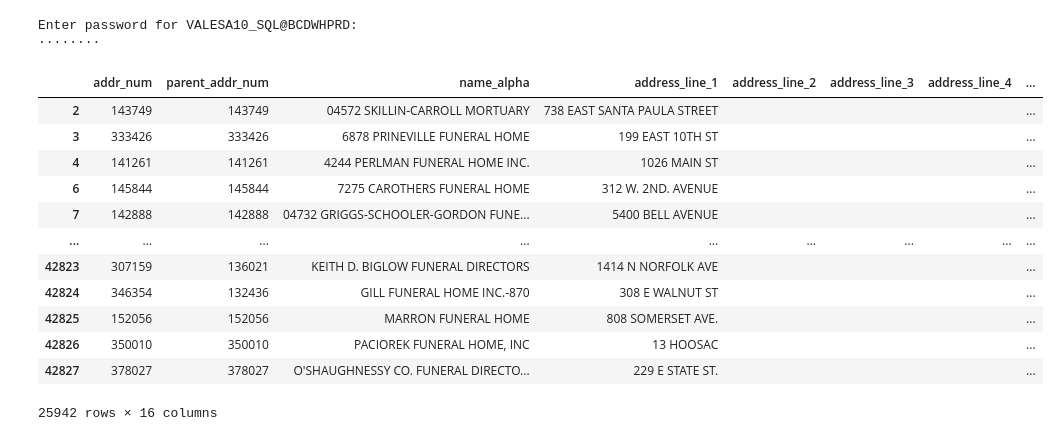
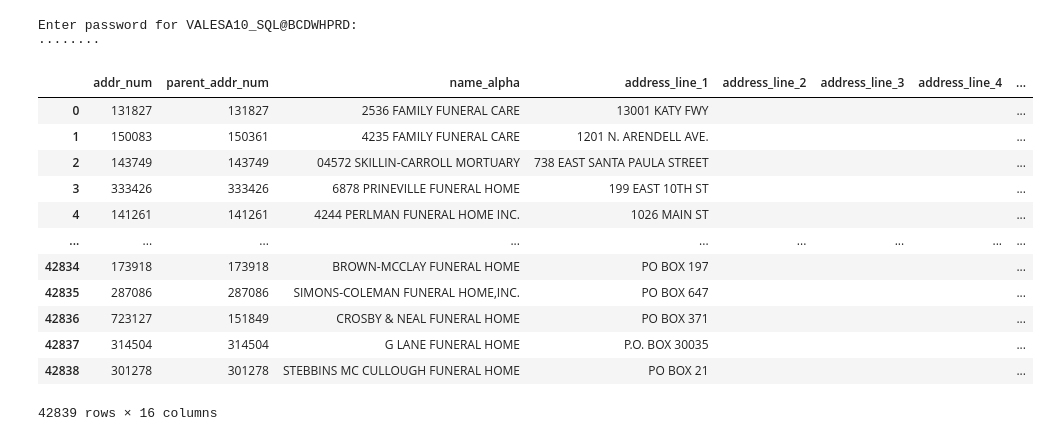
Before and after one commit to ssv-gh/community-navigator, a Jupyter notebook: py/notebooks/live-lat-long-from-dwh.ipynb, the cells around one changed output. Drawn from its saved outputs; the diff is of its cells as text; code cells hidden in the pictures.

```diff
--- a/py/notebooks/live-lat-long-from-dwh.ipynb
+++ b/py/notebooks/live-lat-long-from-dwh.ipynb
@@ -36,18 +38,18 @@ qry = cnx.execute(sql)
 sql_df = pd.DataFrame(qry.fetchall())
 sql_df.columns = qry.keys()
 # %%
-sql_df[sql_df['latitude'] != 0]
+sql_df
 # %% [output]
 |  | addr_num | parent_addr_num | name_alpha | address_line_1 | address_line_2 | address_line_3 | address_line_4 | ... |
+| 0 | 131827 | 131827 | 2536 FAMILY FUNERAL CARE | 13001 KATY FWY |  |  |  | ... |
+| 1 | 150083 | 150361 | 4235 FAMILY FUNERAL CARE | 1201 N. ARENDELL AVE. |  |  |  | ... |
 | 2 | 143749 | 143749 | 04572 SKILLIN-CARROLL MORTUARY | 738 EAST SANTA PAULA STREET |  |  |  | ... |
 | 3 | 333426 | 333426 | 6878 PRINEVILLE FUNERAL HOME | 199 EAST 10TH ST |  |  |  | ... |
 | 4 | 141261 | 141261 | 4244 PERLMAN FUNERAL HOME INC. | 1026 MAIN ST |  |  |  | ... |
-| 6 | 145844 | 145844 | 7275 CAROTHERS FUNERAL HOME | 312 W. 2ND. AVENUE |  |  |  | ... |
-| 7 | 142888 | 142888 | 04732 GRIGGS-SCHOOLER-GORDON FUNE... | 5400 BELL AVENUE |  |  |  | ... |
 | ... | ... | ... | ... | ... | ... | ... | ... | ... |
-| 42823 | 307159 | 136021 | KEITH D. BIGLOW FUNERAL DIRECTORS | 1414 N NORFOLK AVE |  |  |  | ... |
-| 42824 | 346354 | 132436 | GILL FUNERAL HOME INC.-870 | 308 E WALNUT ST |  |  |  | ... |
-| 42825 | 152056 | 152056 | MARRON FUNERAL HOME | 808 SOMERSET AVE. |  |  |  | ... |
-| 42826 | 350010 | 350010 | PACIOREK FUNERAL HOME, INC | 13 HOOSAC |  |  |  | ... |
-| 42827 | 378027 | 378027 | O'SHAUGHNESSY CO. FUNERAL DIRECTO... | 229 E STATE ST. |  |  |  | ... |
+| 42834 | 173918 | 173918 | BROWN-MCCLAY FUNERAL HOME | PO BOX 197 |  |  |  | ... |
+| 42835 | 287086 | 287086 | SIMONS-COLEMAN FUNERAL HOME,INC. | PO BOX 647 |  |  |  | ... |
+| 42836 | 723127 | 151849 | CROSBY & NEAL FUNERAL HOME | PO BOX 371 |  |  |  | ... |
+| 42837 | 314504 | 314504 | G LANE FUNERAL HOME | P.O. BOX 30035 |  |  |  | ... |
+| 42838 | 301278 | 301278 | STEBBINS MC CULLOUGH FUNERAL HOME | PO BOX 21 |  |  |  | ... |
-25942 rows × 16 columns
+42839 rows × 16 columns
```
Also changed, not shown: parts of 6 cells of this notebook, 1 other file.
